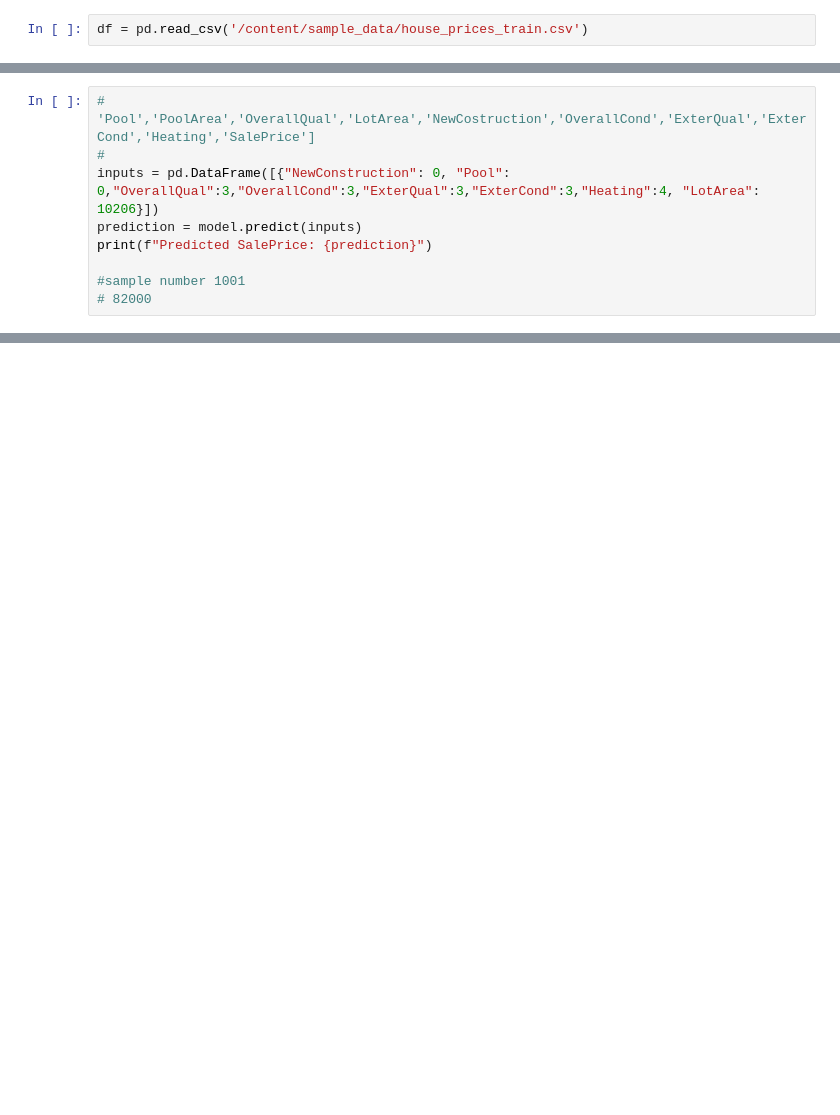
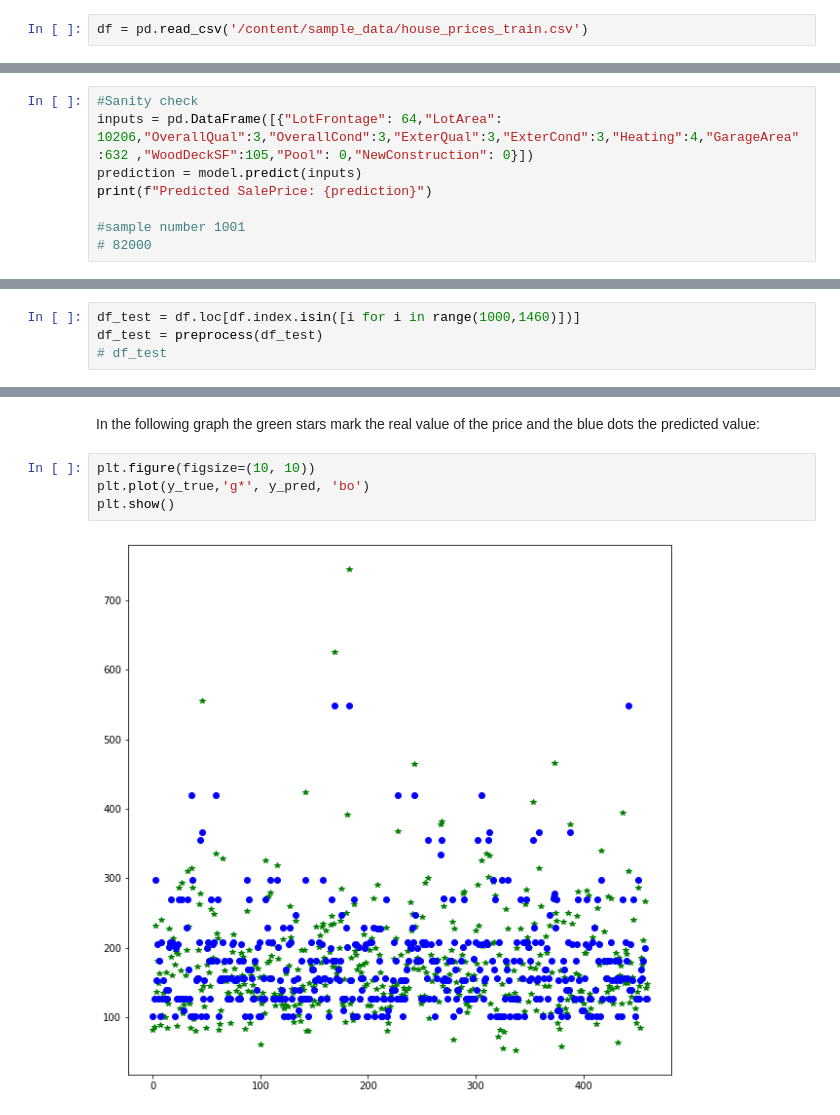
Before and after one commit to OmriMan/Souped-up-Regression-Trees, a Jupyter notebook: Souped_upRegressionTrees.ipynb, the cells around one changed output, grey strips where cells are left out. Drawn from its saved outputs; the diff is of its cells as text; blank space fills up the shorter version.

```diff
--- a/Souped_upRegressionTrees.ipynb
+++ b/Souped_upRegressionTrees.ipynb
@@ -107,7 +144,6 @@ plt.show()
 # %%
-# 'Pool','PoolArea','OverallQual','LotArea','NewCostruction','OverallCond','ExterQual','ExterCond','Heating','SalePrice']
-#
-inputs = pd.DataFrame([{"NewConstruction": 0, "Pool": 0,"OverallQual":3,"OverallCond":3,"ExterQual":3,"ExterCond":3,"Heating":4, "LotArea": 10206}])
+#Sanity check
+inputs = pd.DataFrame([{"LotFrontage": 64,"LotArea": 10206,"OverallQual":3,"OverallCond":3,"ExterQual":3,"ExterCond":3,"Heating":4,"GarageArea":632 ,"WoodDeckSF":105,"Pool": 0,"NewConstruction": 0}])
 prediction = model.predict(inputs)
 print(f"Predicted SalePrice: {prediction}")
 
@@ -120,0 +156,4 @@ Feature names must be in the same order as they were in fit.
+# %%
+df_test = df.loc[df.index.isin([i for i in range(1000,1460)])]
+df_test = preprocess(df_test)
+# df_test
@@ -120,0 +239,8 @@ Feature names must be in the same order as they were in fit.
+# %% [markdown]
+In the following graph the green stars mark the real value of the price and the blue dots the predicted value:
+# %%
+plt.figure(figsize=(10, 10))
+plt.plot(y_true,'g*', y_pred, 'bo')
+plt.show()
+# %% [output]
+[figure, added]
```
Also changed, not shown: parts of 21 cells of this notebook.
